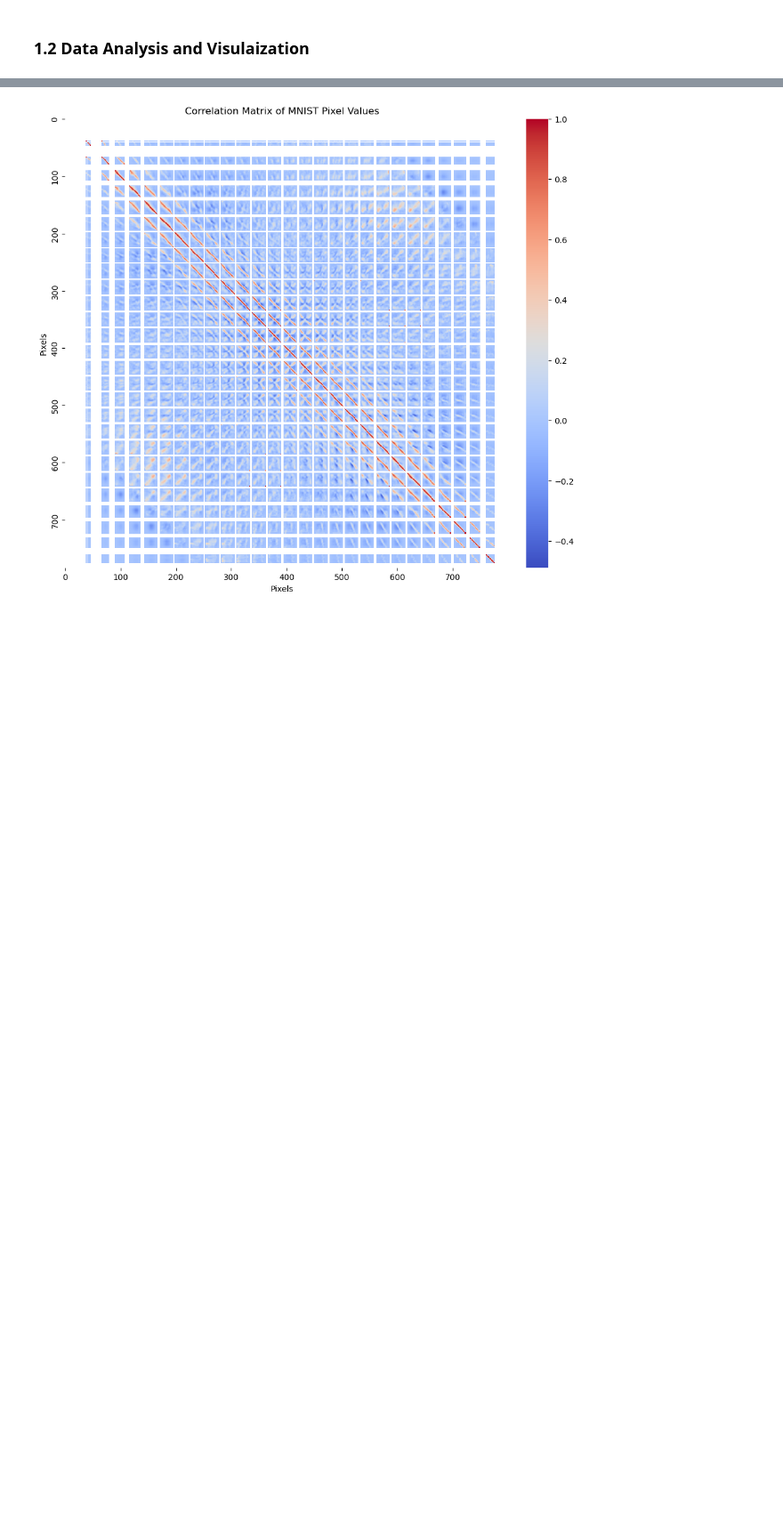
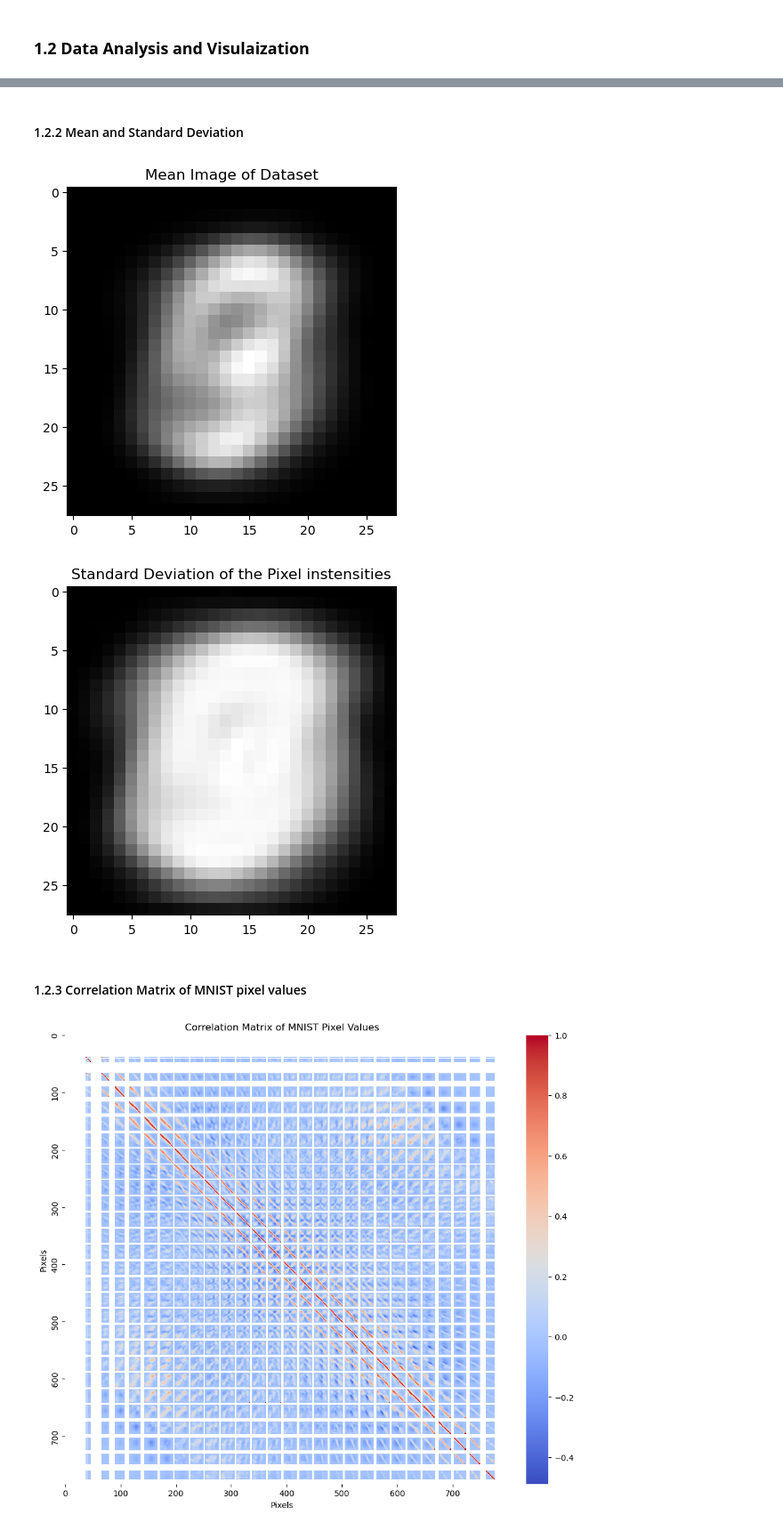
Before and after one commit to Team-Synapse-UoM/Custom-CNN-ImageClassification, a Jupyter notebook: data.ipynb, the cells around one changed output, grey strips where cells are left out. Shown at 89% size. Drawn from its saved outputs; the diff is of its cells as text; code cells hidden in the pictures; blank space fills up the shorter version.

```diff
--- a/data.ipynb
+++ b/data.ipynb
@@ -72,3 +96,22 @@ Target Names: ['0', '1', '2', '3', '4', '5', '6', '7', '8', '9']
+# %% [markdown]
+#### 1.2.2 Mean and Standard Deviation
+# %%
+# Mean of dataset
+mean_image = torch.mean(train_dataset.data.float(),dim=0)
+plt.imshow(mean_image, cmap='gray')
+plt.title("Mean Image of Dataset")
+plt.show()
+
+# Standard deviation of dataset
+std_image = torch.std(train_dataset.data.float(),dim=0)
+plt.imshow(std_image, cmap='gray')
+plt.title("Standard Deviation of the Pixel instensities")
+plt.show()
+# %% [output]
+[figure, added]
+[figure, added]
+# %% [markdown]
+#### 1.2.3 Correlation Matrix of MNIST pixel values
 # %%
 # Convert the first N images to a numpy array
 N = 1000  # Number of images to use for correlation
```
Also changed, not shown: parts of 10 cells of this notebook.
